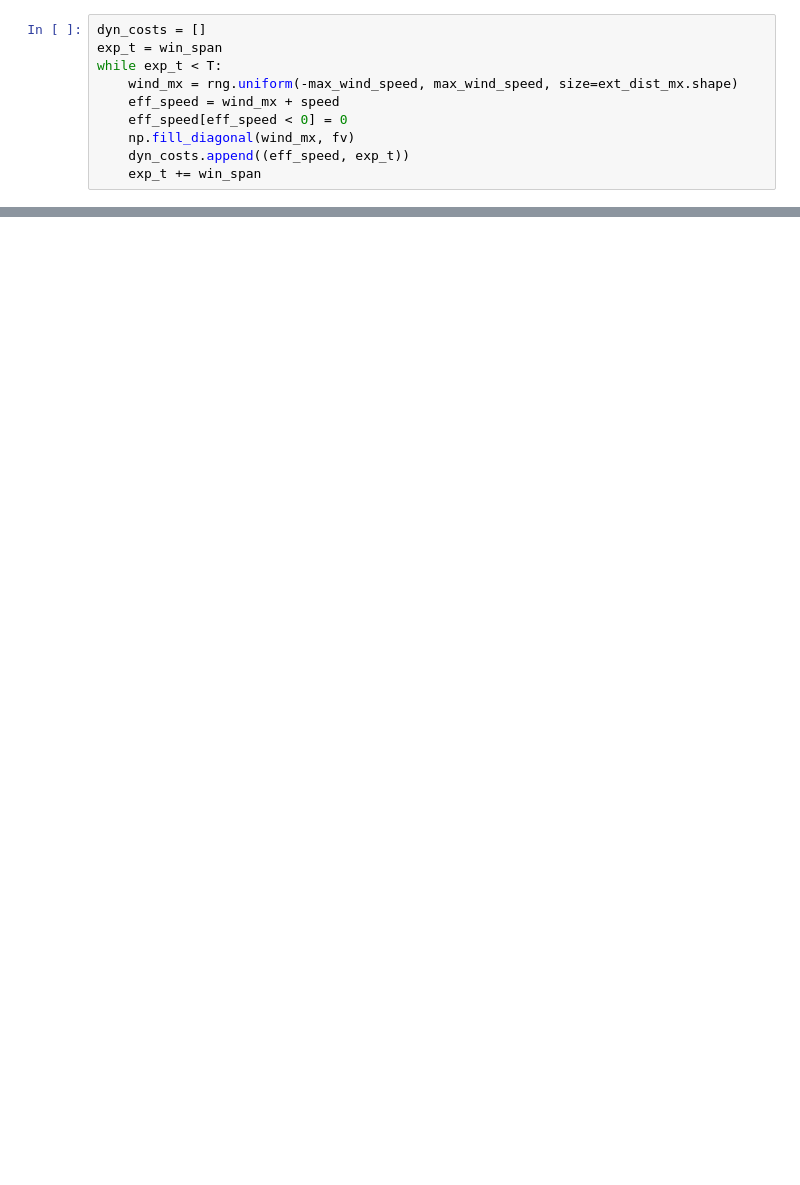
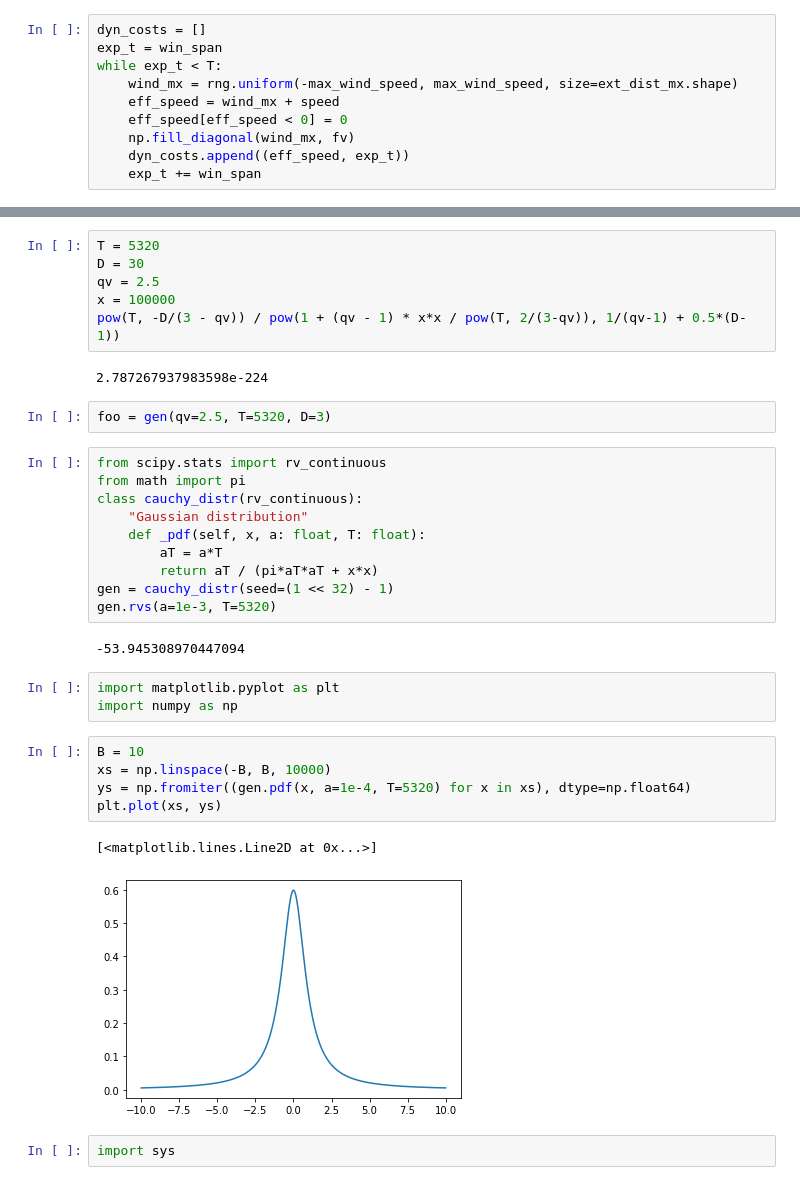
Before and after one commit to mateusz-obszanski/praca-inzynierska, a Jupyter notebook: tests.ipynb, the cells around one changed output, grey strips where cells are left out. Cells and saved outputs as stored; diff of their text form; blank space fills up the shorter version.

```diff
--- a/tests.ipynb
+++ b/tests.ipynb
@@ -545,0 +620,35 @@ objective_maxs
+# %%
+T = 5320
+D = 30
+qv = 2.5
+x = 100000
+pow(T, -D/(3 - qv)) / pow(1 + (qv - 1) * x*x / pow(T, 2/(3-qv)), 1/(qv-1) + 0.5*(D-1))
+# %% [output]
+2.787267937983598e-224
+# %%
+foo = gen(qv=2.5, T=5320, D=3)
+# %%
+from scipy.stats import rv_continuous
+from math import pi
+class cauchy_distr(rv_continuous):
+    "Gaussian distribution"
+    def _pdf(self, x, a: float, T: float):
+        aT = a*T
+        return aT / (pi*aT*aT + x*x)
+gen = cauchy_distr(seed=(1 << 32) - 1)
+gen.rvs(a=1e-3, T=5320)
+# %% [output]
+-53.945308970447094
+# %%
+import matplotlib.pyplot as plt
+import numpy as np
+# %%
+B = 10
+xs = np.linspace(-B, B, 10000)
+ys = np.fromiter((gen.pdf(x, a=1e-4, T=5320) for x in xs), dtype=np.float64)
+plt.plot(xs, ys)
+# %% [output]
+[<matplotlib.lines.Line2D at 0x...>]
+[figure, added]
+# %%
+import sys
```
Also changed, not shown: parts of 61 cells of this notebook, 24 other files.
